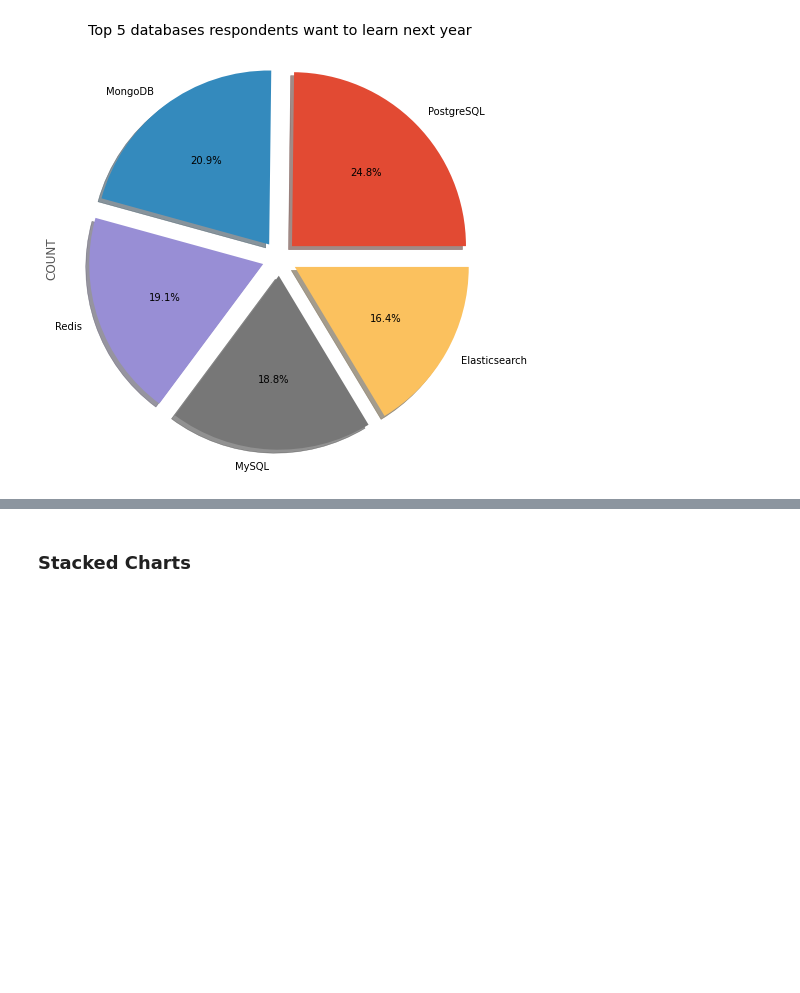
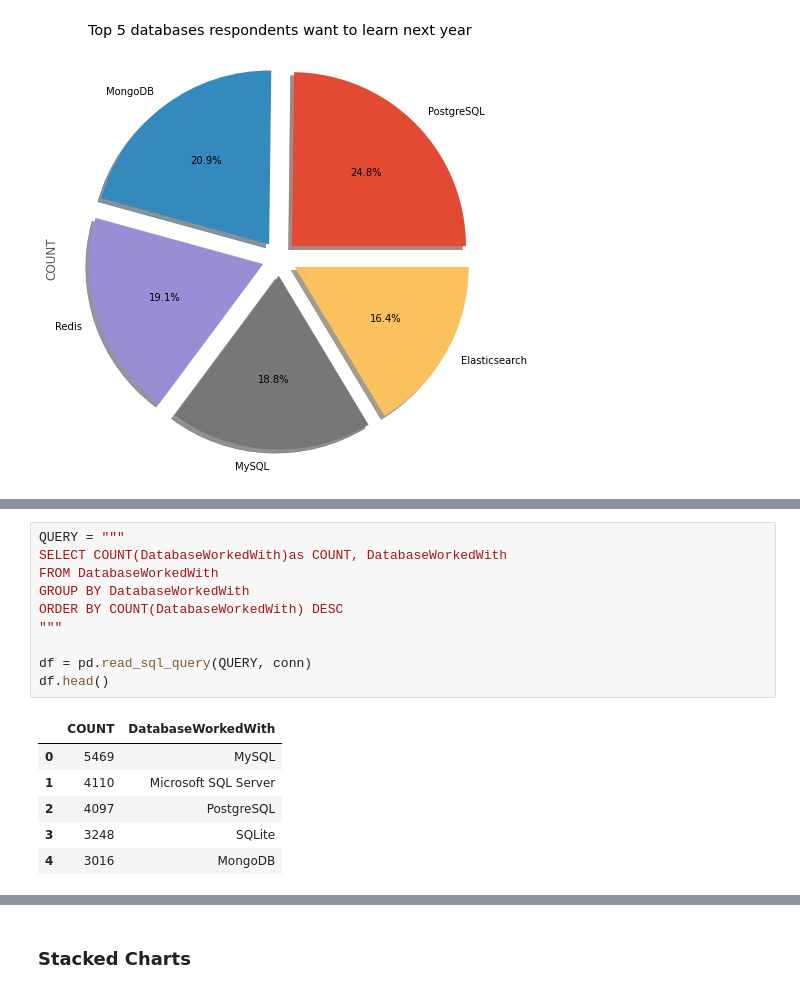
Before and after one commit to SMSesay/Data_Analyst_Capstone, a Jupyter notebook: Data_Visualization_Lab.ipynb, the cells around one changed output, grey strips where cells are left out. Drawn from its saved outputs; the diff is of its cells as text; blank space fills up the shorter version.

```diff
--- a/Data_Visualization_Lab.ipynb
+++ b/Data_Visualization_Lab.ipynb
@@ -295,0 +331,17 @@ plt.show()
+# %%
+QUERY = """
+SELECT COUNT(DatabaseWorkedWith)as COUNT, DatabaseWorkedWith
+FROM DatabaseWorkedWith
+GROUP BY DatabaseWorkedWith
+ORDER BY COUNT(DatabaseWorkedWith) DESC
+"""
+
+df = pd.read_sql_query(QUERY, conn)
+df.head()
+# %% [output]
+|  | COUNT | DatabaseWorkedWith |
+| 0 | 5469 | MySQL |
+| 1 | 4110 | Microsoft SQL Server |
+| 2 | 4097 | PostgreSQL |
+| 3 | 3248 | SQLite |
+| 4 | 3016 | MongoDB |
```
Also changed, not shown: parts of 3 cells of this notebook.
